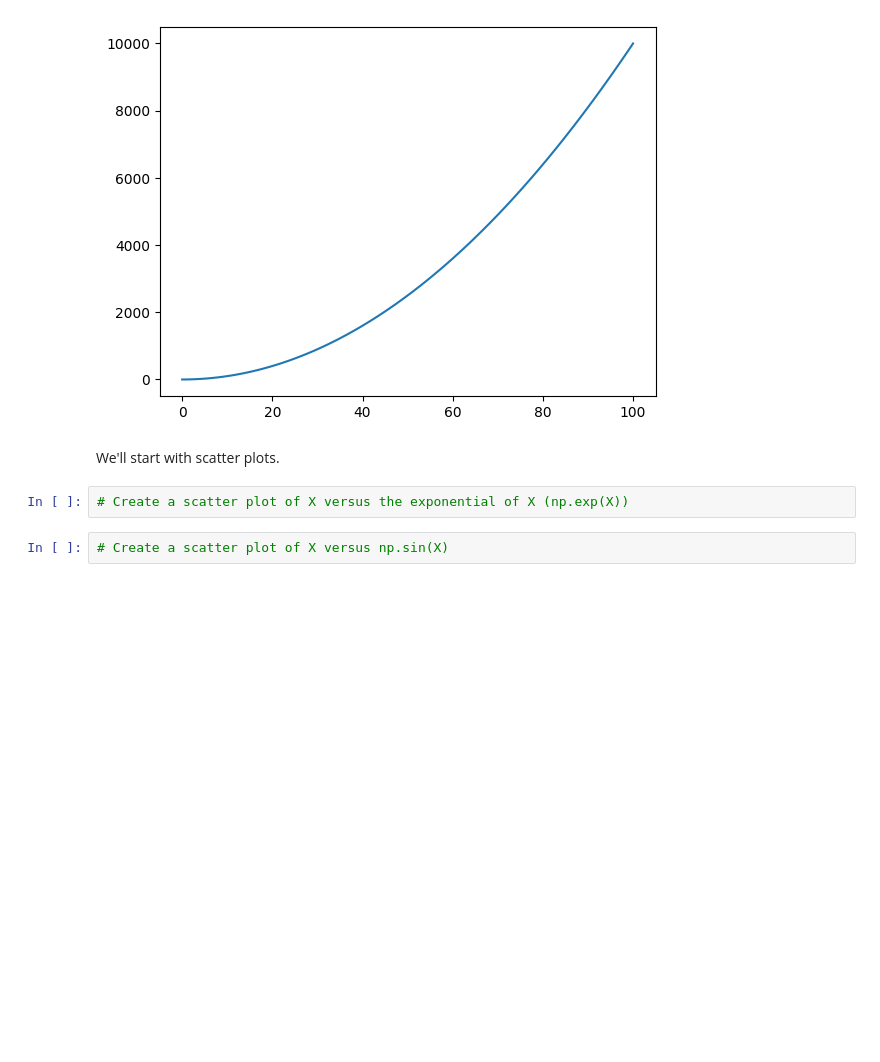
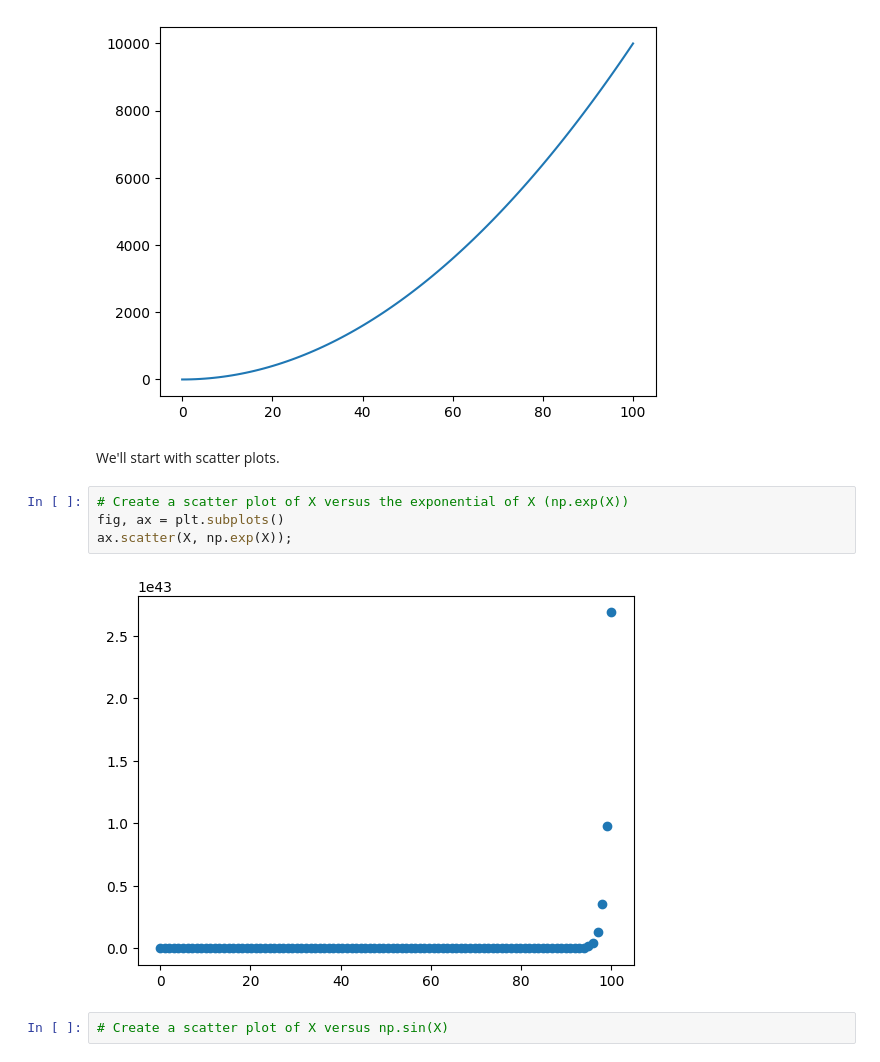
Before and after one commit to suniltadepalli/matplotlib, a Jupyter notebook: matplotlib-exercises.ipynb, the cells around one changed output. Saved outputs shown, nothing was run; the diff lists cells and outputs as text; blank space fills up the shorter version.

Commit message:
after scatter plot

```diff
--- a/matplotlib-exercises.ipynb
+++ b/matplotlib-exercises.ipynb
@@ -110,6 +110,10 @@ ax.plot(X, X**2);
 We'll start with scatter plots.
 # %%
 # Create a scatter plot of X versus the exponential of X (np.exp(X))
+fig, ax = plt.subplots()
+ax.scatter(X, np.exp(X));
+# %% [output]
+[figure, added]
 # %%
 # Create a scatter plot of X versus np.sin(X)
 # %% [markdown]
```
Also changed, not shown: 2 other files.
